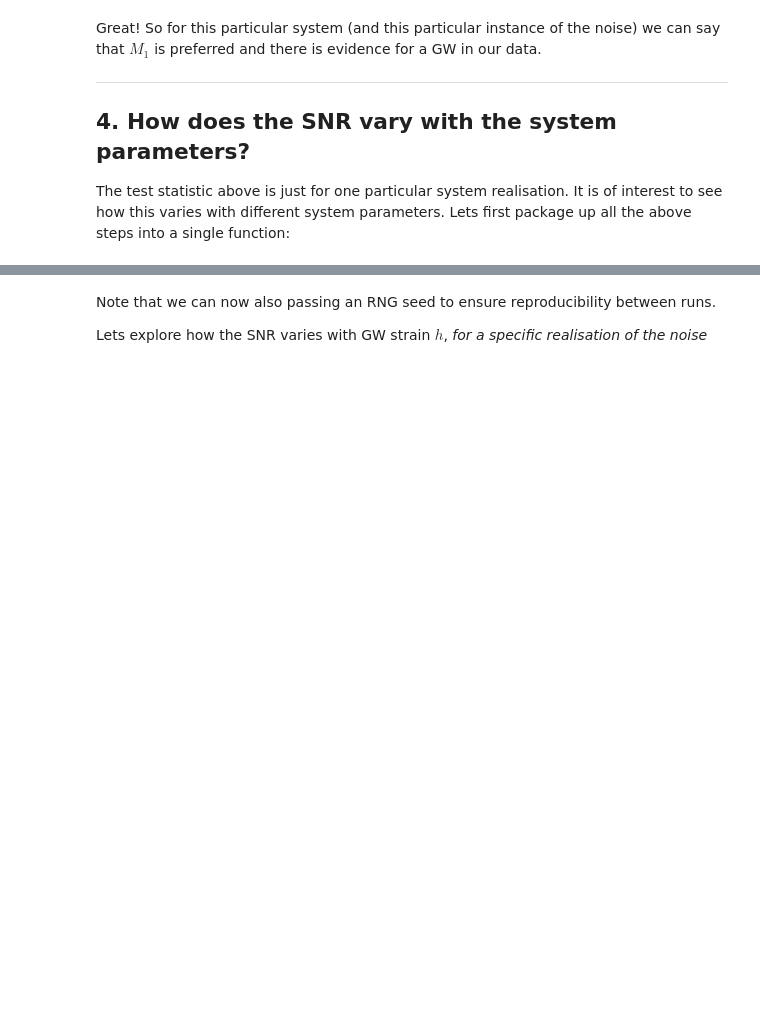
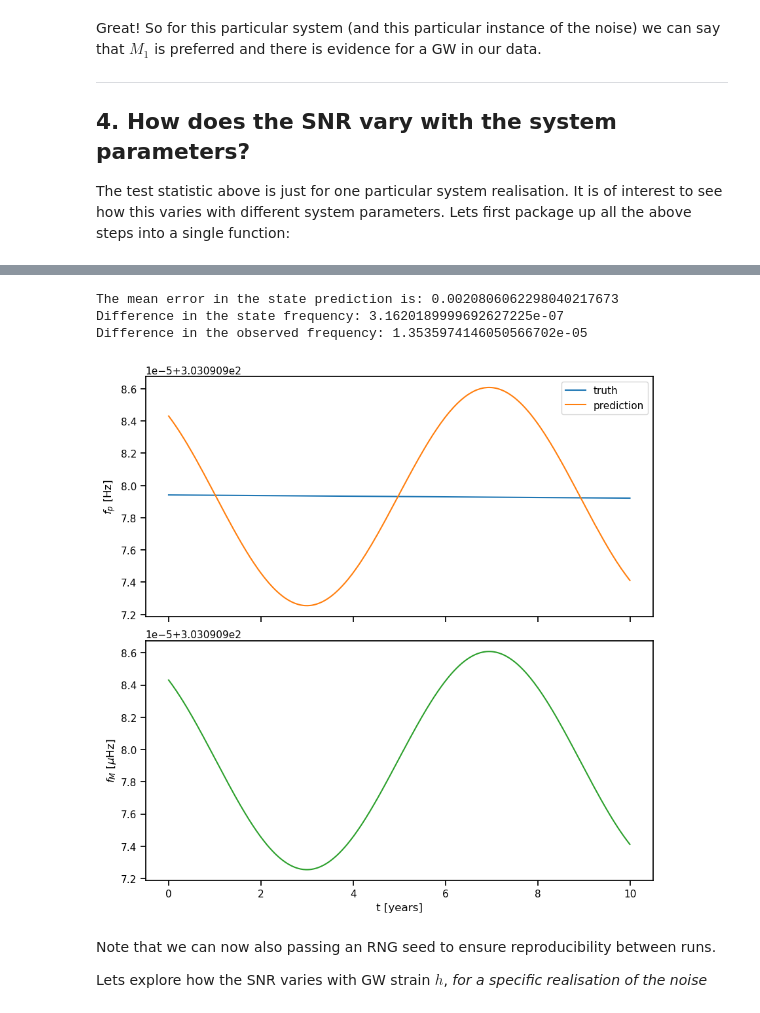
Before and after one commit to tomkimpson/PulsarKF, a Jupyter notebook: notebooks/GW-Detection-with-UKF.ipynb, the cells around one changed output, grey strips where cells are left out. Cells and saved outputs as stored; diff of their text form; code cells hidden in the pictures; blank space fills up the shorter version.

```diff
--- a/notebooks/GW-Detection-with-UKF.ipynb
+++ b/notebooks/GW-Detection-with-UKF.ipynb
@@ -465,3 +520,11 @@ Difference in the observed frequency: 6.7293807869683863743e-06
+# %%
+#observations.plot_observations(psr_index=2,KF_predictions = null_predictions,savefig='../data/null.png') #Can plot this
+observations.plot_observations(psr_index=2,KF_predictions = null_predictions,savefig=None) #Can plot this
+# %% [output]
+The mean error in the state prediction is: 0.0020806062298040217673
+Difference in the state frequency: 3.1620189999692627225e-07
+Difference in the observed frequency: 1.3535974146050566702e-05
+[figure, added]
 # %% [markdown]
 Note that we can now also passing an RNG seed to ensure reproducibility between runs.
 
```
Also changed, not shown: parts of 12 cells of this notebook, 9 other files.
